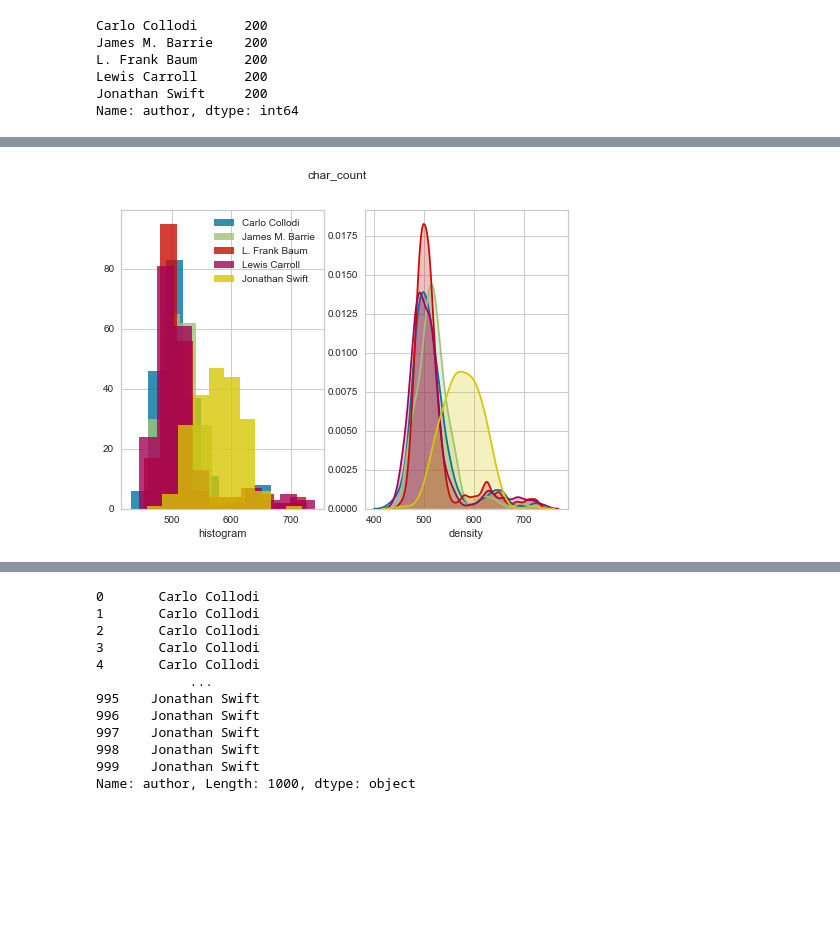
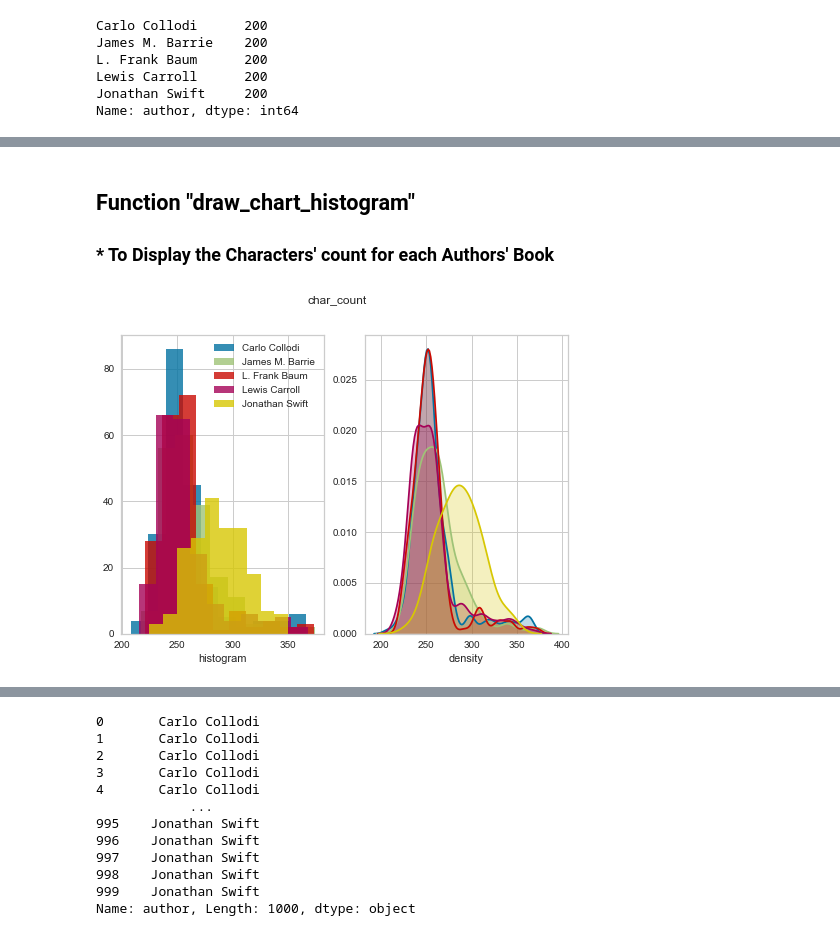
Before and after one commit to ahmedbadawy11/NLP_Assignments, a Jupyter notebook: NLP_Assignment_3.ipynb, the cells around one changed output, grey strips where cells are left out. Saved outputs shown, nothing was run; the diff lists cells and outputs as text; code cells hidden in the pictures; blank space fills up the shorter version.

```diff
--- a/NLP_Assignment_3.ipynb
+++ b/NLP_Assignment_3.ipynb
@@ -94,7 +100,7 @@ def get_word_net_pos(tag):
     else :
         return wordnet.NOUN
 # %%
-def read_book(url,name) :
+def read_book(url,name , word_num) :
     lemmatizer = WordNetLemmatizer()
     response = request.urlopen(url)
     lines = (response.read().decode('utf8')).lower()
@@ -102,8 +108,8 @@ def read_book(url,name) :
     tokens = [token for token in book if token.lower() not in stop_words]
     books =[]
     for i in range(200) :
-        start = random.randint(0 , len(tokens) - 100)
-        books.append([' '.join(tokens[start: start + 100])])
+        start = random.randint(0 , len(tokens) - word_num)
+        books.append([' '.join(tokens[start: start + word_num])])
     df = pd.DataFrame(books, columns=["partitions"])
     for i in range(200):
         sent=""
@@ -115,14 +121,14 @@ def read_book(url,name) :
     df["author"] = name
     return df
 # %%
-def five_books(list_of_urls,author_list) :
+def five_books(list_of_urls,author_list , word_num) :
     df_full = pd.DataFrame()
     for i,j in enumerate(list_of_urls) :
-        df = read_book(j,author_list[i])
+        df = read_book(j,author_list[i] , word_num)
         df_full = df_full.append(df , ignore_index= True)
     return df_full
 # %%
-df = five_books(books_list,author_list)
+df = five_books(books_list,author_list, 50)
 # %%
 df.author.value_counts()
 # %% [output]
@@ -165,5 +174,8 @@ df.head()
+# %% [markdown]
+## Function "draw_chart_histogram"
+### * To Display the Characters' count for each Authors' Book
 # %%
-def draw_chart_histgram(all_books,author_list):
+def draw_chart_histogram(all_books,author_list):
     x, y = "char_count", "y"
     fig, ax = plt.subplots(nrows=1, ncols=2)
     fig.suptitle(x, fontsize=12)
@@ -180,6 +192,6 @@ def draw_chart_histgram(all_books,author_list):
     ax[1].grid(True)
     plt.show()
 # %%
-draw_chart_histgram(df,author_list)
+draw_chart_histogram(df,author_list)
 # %% [output]
-[figure, old version]
+[figure, new version]
```
Also changed, not shown: parts of 27 cells of this notebook.
